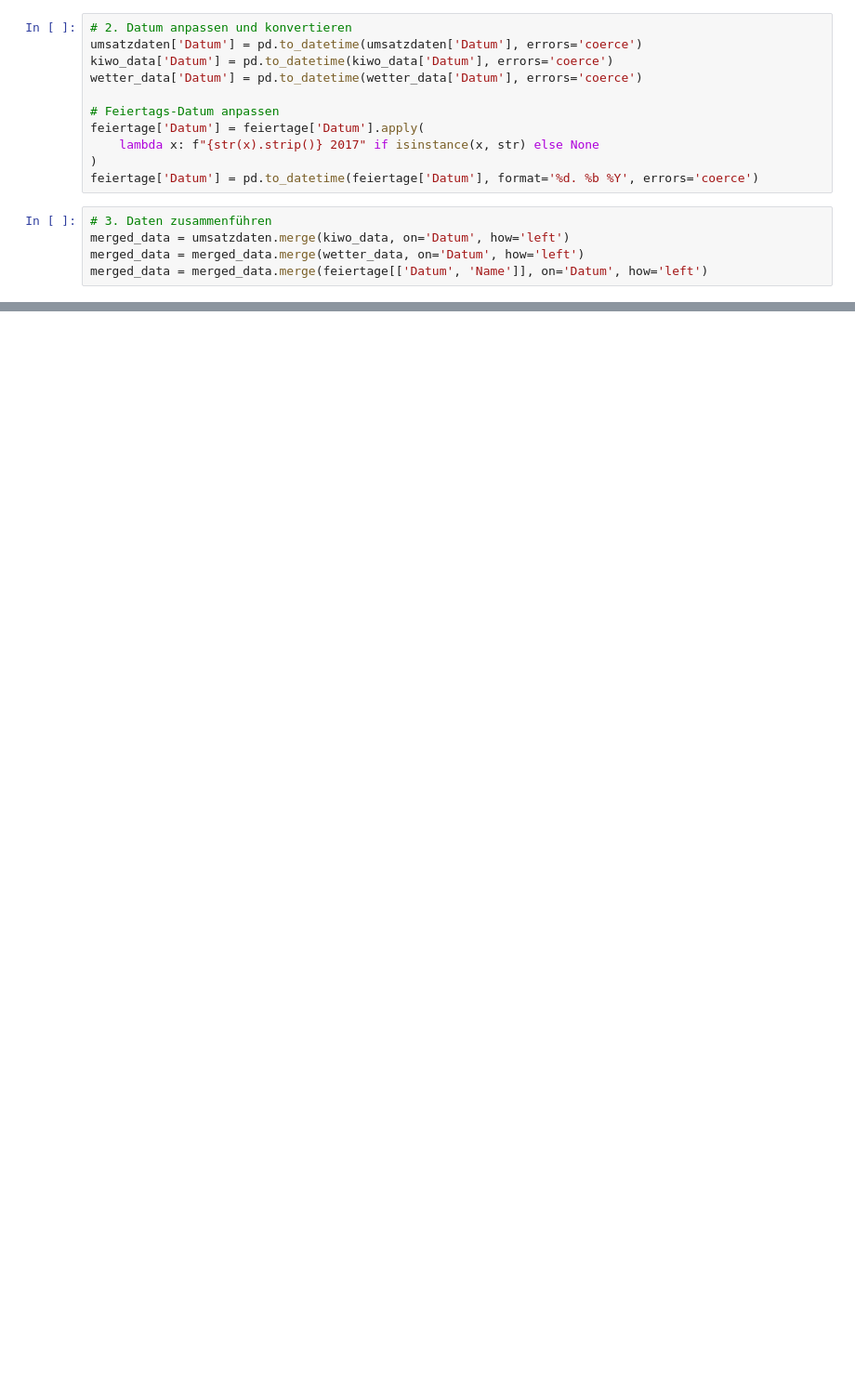
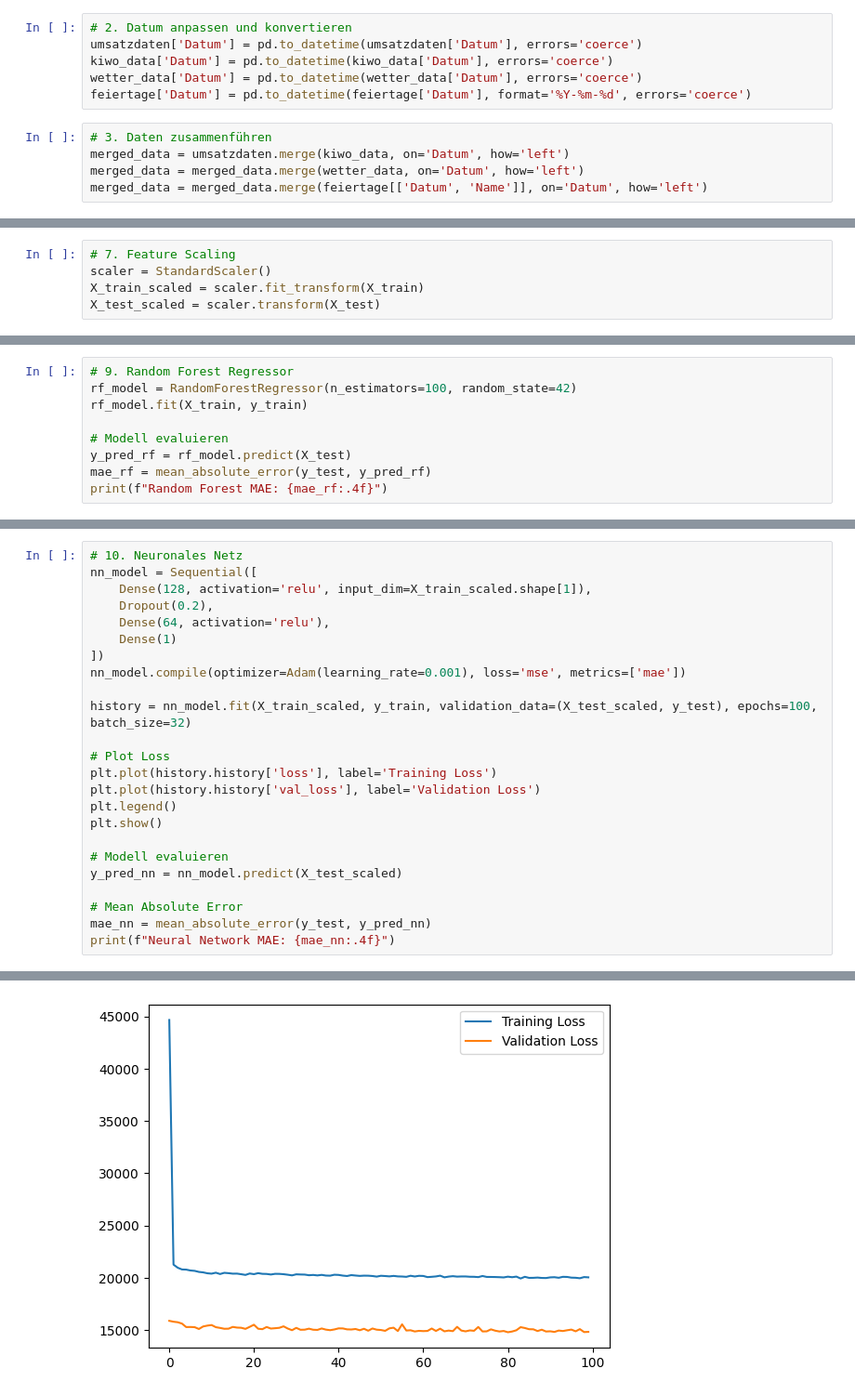
Before and after one commit to sina-1997-3/Machine-Learning-, a Jupyter notebook: feiertage_erweitert.ipynb, the cells around one changed output, grey strips where cells are left out. Shown: that part at 93% size. Drawn from its saved outputs; the diff is of its cells as text; blank space fills up the shorter version.

```diff
--- a/feiertage_erweitert.ipynb
+++ b/feiertage_erweitert.ipynb
@@ -20,12 +27,7 @@ feiertage = pd.read_csv("Data Import and Preparation/feiertage.csv")
 umsatzdaten['Datum'] = pd.to_datetime(umsatzdaten['Datum'], errors='coerce')
 kiwo_data['Datum'] = pd.to_datetime(kiwo_data['Datum'], errors='coerce')
 wetter_data['Datum'] = pd.to_datetime(wetter_data['Datum'], errors='coerce')
-
-# Feiertags-Datum anpassen
-feiertage['Datum'] = feiertage['Datum'].apply(
-    lambda x: f"{str(x).strip()} 2017" if isinstance(x, str) else None
-)
-feiertage['Datum'] = pd.to_datetime(feiertage['Datum'], format='%d. %b %Y', errors='coerce')
+feiertage['Datum'] = pd.to_datetime(feiertage['Datum'], format='%Y-%m-%d', errors='coerce')
 # %%
 # 3. Daten zusammenführen
 merged_data = umsatzdaten.merge(kiwo_data, on='Datum', how='left')
@@ -140,0 +64,5 @@ See the caveats in the documentation: https://pandas.pydata.org/pandas-docs/stab
+# %%
+# 7. Feature Scaling
+scaler = StandardScaler()
+X_train_scaled = scaler.fit_transform(X_train)
+X_test_scaled = scaler.transform(X_test)
@@ -140,0 +86,9 @@ See the caveats in the documentation: https://pandas.pydata.org/pandas-docs/stab
+# %%
+# 9. Random Forest Regressor
+rf_model = RandomForestRegressor(n_estimators=100, random_state=42)
+rf_model.fit(X_train, y_train)
+
+# Modell evaluieren
+y_pred_rf = rf_model.predict(X_test)
+mae_rf = mean_absolute_error(y_test, y_pred_rf)
+print(f"Random Forest MAE: {mae_rf:.4f}")
@@ -140,0 +97,25 @@ See the caveats in the documentation: https://pandas.pydata.org/pandas-docs/stab
+# %%
+# 10. Neuronales Netz
+nn_model = Sequential([
+    Dense(128, activation='relu', input_dim=X_train_scaled.shape[1]),
+    Dropout(0.2),
+    Dense(64, activation='relu'),
+    Dense(1)
+])
+nn_model.compile(optimizer=Adam(learning_rate=0.001), loss='mse', metrics=['mae'])
+
+history = nn_model.fit(X_train_scaled, y_train, validation_data=(X_test_scaled, y_test), epochs=100, batch_size=32)
+
+# Plot Loss
+plt.plot(history.history['loss'], label='Training Loss')
+plt.plot(history.history['val_loss'], label='Validation Loss')
+plt.legend()
+plt.show()
+
+# Modell evaluieren
+y_pred_nn = nn_model.predict(X_test_scaled)
+
+# Mean Absolute Error
+mae_nn = mean_absolute_error(y_test, y_pred_nn)
+print(f"Neural Network MAE: {mae_nn:.4f}")
+# %% [output]
@@ -140,0 +140 @@ See the caveats in the documentation: https://pandas.pydata.org/pandas-docs/stab
+[figure, added]
```
Also changed, not shown: parts of 13 cells of this notebook, 4 other files.
